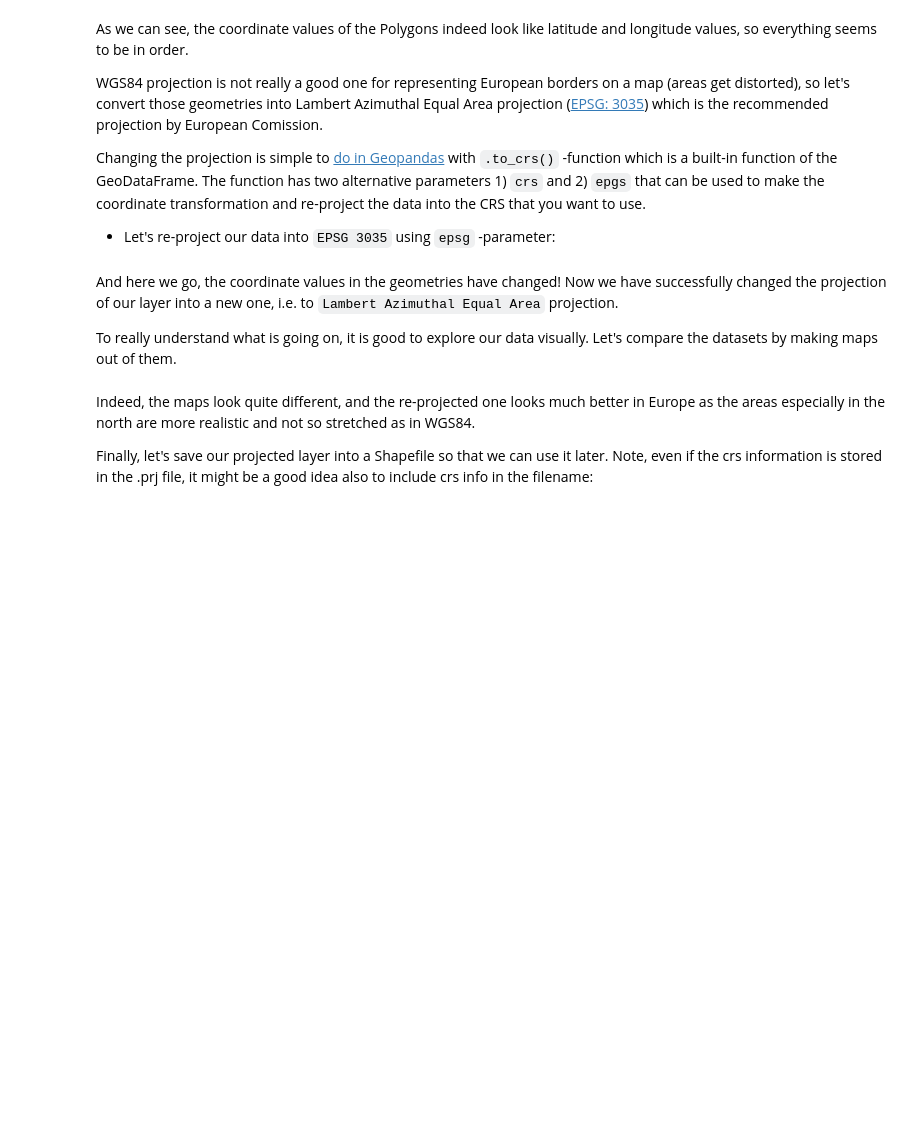
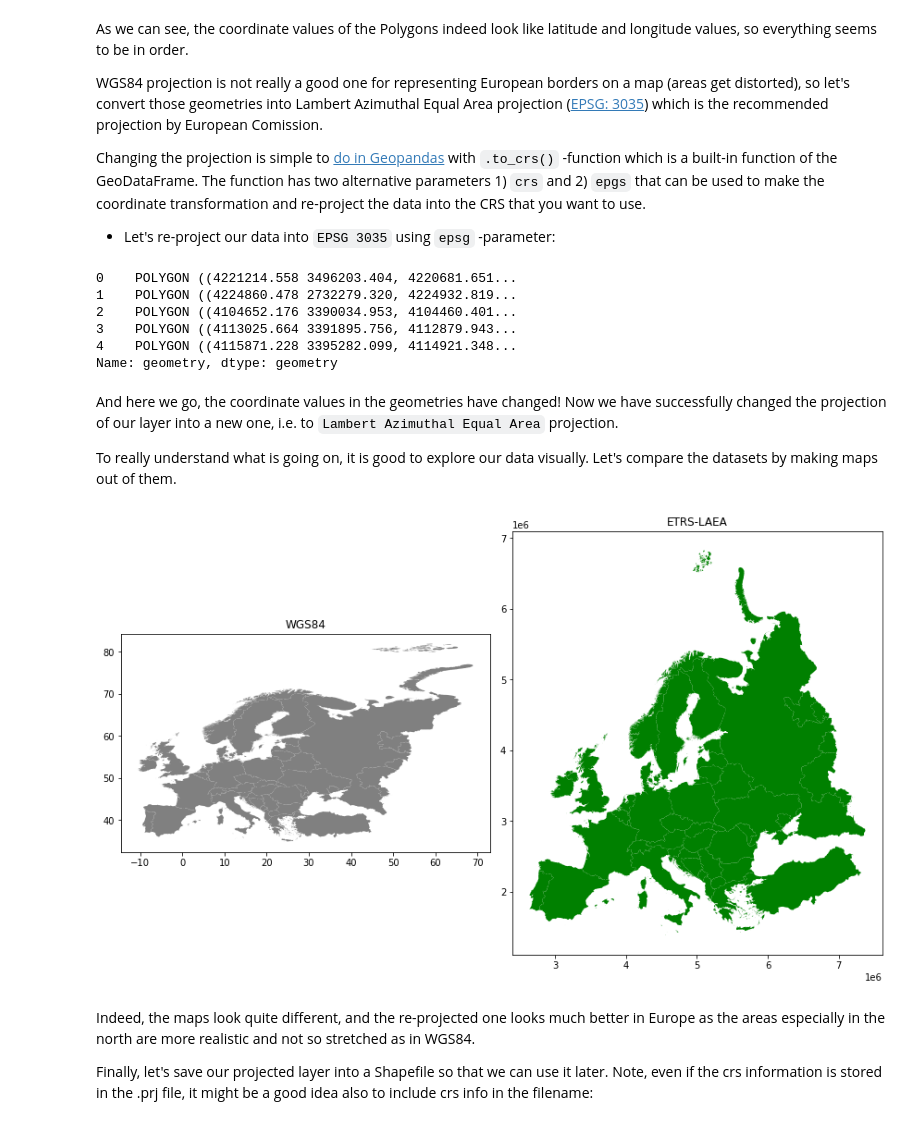
Before and after one commit to zazuko/gis-training, a Jupyter notebook: 2_geopandas/02_projections.ipynb, the cells around one changed output. Cells and saved outputs as stored; diff of their text form; code cells hidden in the pictures; blank space fills up the shorter version.

```diff
--- a/2_geopandas/02_projections.ipynb
+++ b/2_geopandas/02_projections.ipynb
@@ -78,12 +78,12 @@ In Shapefiles, information about the coordinate reference system is stored in th
 Let's start by reading the data from the `Europe_borders.shp` file and checking the `crs`:
 # %%
 # Import geopandas and os packages
-
-
+import geopandas as gpd
+import os
 
 # Read the file
-path = None
-file = None
-fp = None
+path = ["..", "data", "Europe_borders"]
+file = "Europe_borders.shp"
+fp = os.path.join(*path, file)
 
-data = None
+data = gpd.read_file(fp)
@@ -113,12 +144,20 @@ Changing the projection is simple to [do in Geopandas](http://geopandas.org/proj
 - Let's re-project our data into `EPSG 3035` using `epsg` -parameter:
 # %%
 # Let's make a backup copy of our data
-data_wgs84 = None
+data_wgs84 = data.copy()
 
 # Reproject the data
-data = None
+data = data.to_crs(epsg=3035)
 # %%
 # Check the new geometry values
+data.geometry.head()
+# %% [output]
+0    POLYGON ((4221214.558 3496203.404, 4220681.651...
+1    POLYGON ((4224860.478 2732279.320, 4224932.819...
+2    POLYGON ((4104652.176 3390034.953, 4104460.401...
+3    POLYGON ((4113025.664 3391895.756, 4112879.943...
+4    POLYGON ((4115871.228 3395282.099, 4114921.348...
+Name: geometry, dtype: geometry
 # %% [markdown]
 And here we go, the coordinate values in the geometries have changed! Now we have successfully changed the projection of our layer into a new one, i.e. to `Lambert Azimuthal Equal Area` projection.
 
@@ -126,29 +165,38 @@ To really understand what is going on, it is good to explore our data visually.
 maps out of them.
 # %%
 # import matplotlib
+import matplotlib.pyplot as plt
 
 
 # Make subplots that are next to each other
-
+fig, (ax1, ax2) = plt.subplots(nrows=1, ncols=2, figsize=(12,12))
 
 
 # Plot the data in WGS84 CRS
+data_wgs84.plot(ax=ax1, facecolor="gray")
 
 
 # Add title
+ax1.set_title("WGS84")
 
 
 # Plot the one with ETRS-LAEA projection
+data.plot(ax=ax2, facecolor="green")
 
 
 # Add title
+ax2.set_title("ETRS-LAEA")
 
 
 # Set aspect ratio as 1
-
+ax1.set_aspect(aspect=1)
+ax2.set_aspect(aspect=1)
 
 
 # Remove empty white space around the plot
+plt.tight_layout()
+# %% [output]
+[figure, added]
 # %% [markdown]
 Indeed, the maps look quite different, and the re-projected one looks much better in Europe as the areas especially in the north are more realistic and not so stretched as in WGS84.
 
```
Also changed, not shown: parts of 19 cells of this notebook, 1 other file.
